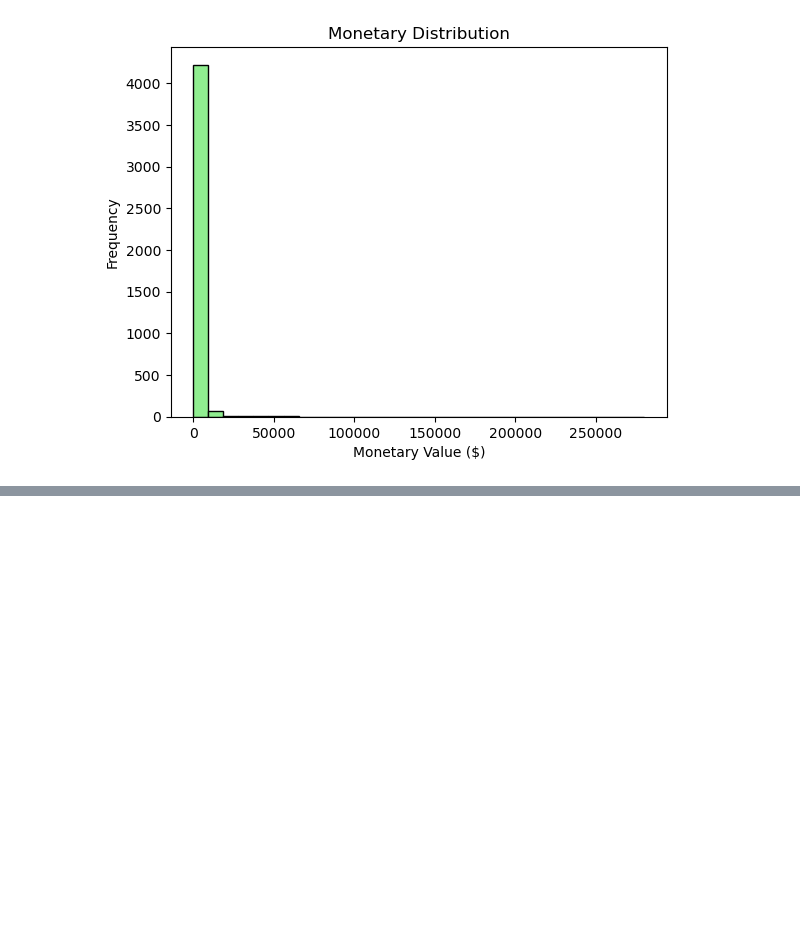
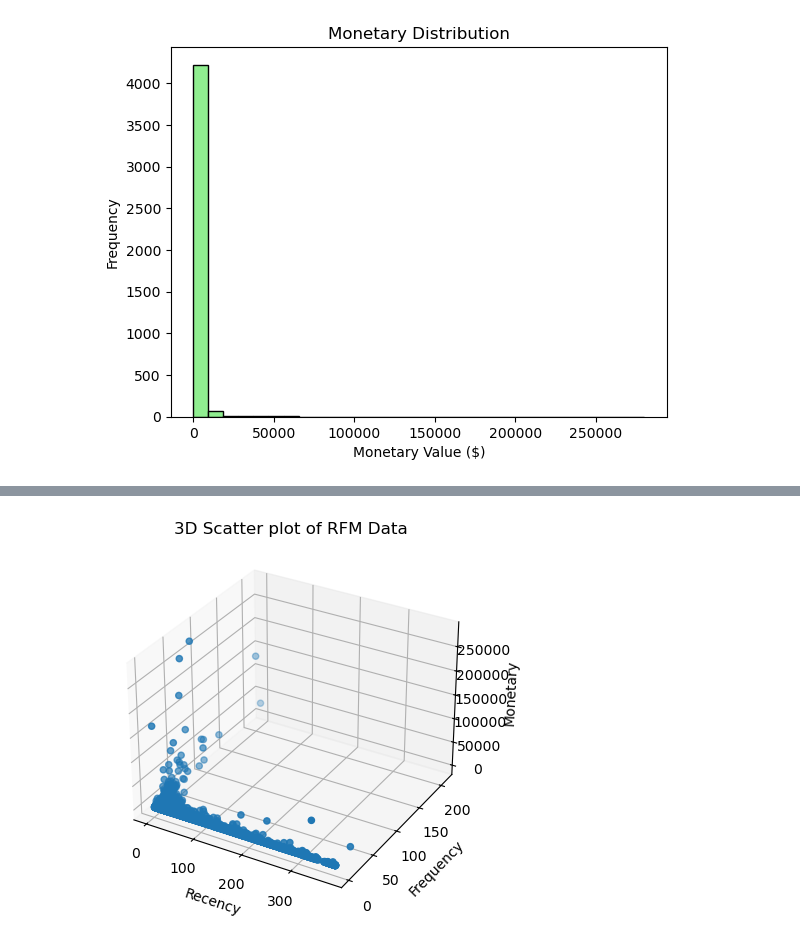
Before and after one commit to zafermesut/salesense, a Jupyter notebook: data-science/eda/RFM Analysis.ipynb, the cells around one changed output, grey strips where cells are left out. Saved outputs shown, nothing was run; the diff lists cells and outputs as text; code cells hidden in the pictures; blank space fills up the shorter version.

```diff
--- a/data-science/eda/RFM Analysis.ipynb
+++ b/data-science/eda/RFM Analysis.ipynb
@@ -92,0 +139,18 @@ plt.show()
+# %%
+# Plotting a 3D scatter plot
+
+from mpl_toolkits.mplot3d import Axes3D
+
+fig = plt.figure()
+ax = fig.add_subplot(111, projection ='3d')
+
+ax.scatter(rfm_df['Recency'], rfm_df['Frequency'], rfm_df['Monetary'])
+
+ax.set_xlabel('Recency')
+ax.set_ylabel('Frequency')
+ax.set_zlabel('Monetary')
+
+plt.title('3D Scatter plot of RFM Data')
+plt.show()
+# %% [output]
+[figure, added]
```
Also changed, not shown: parts of 11 cells of this notebook.
